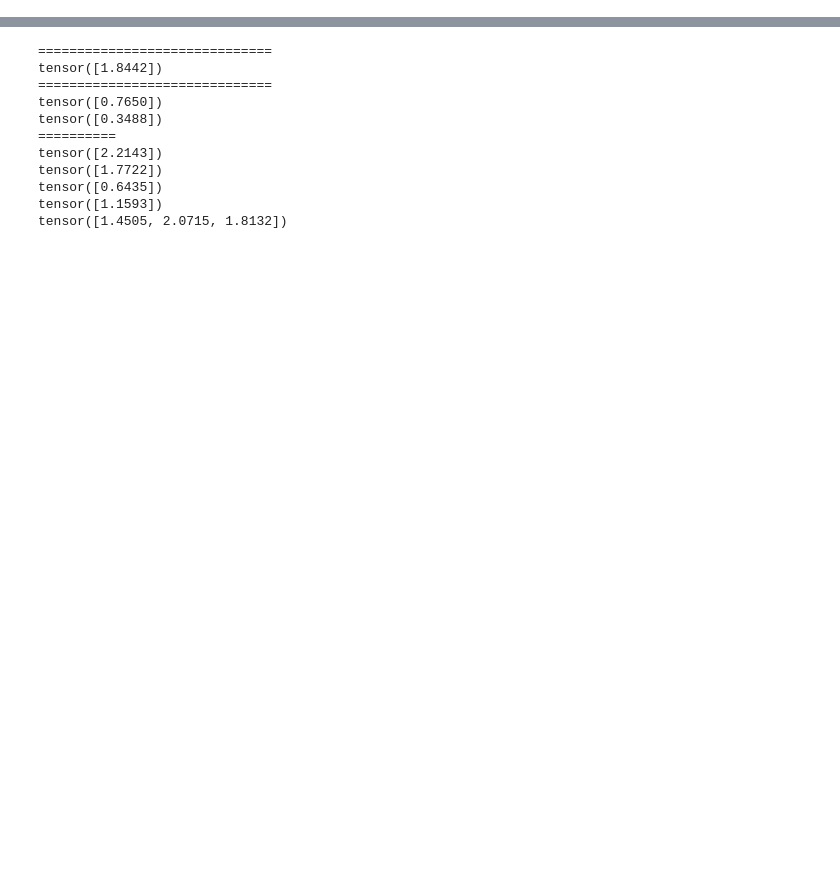
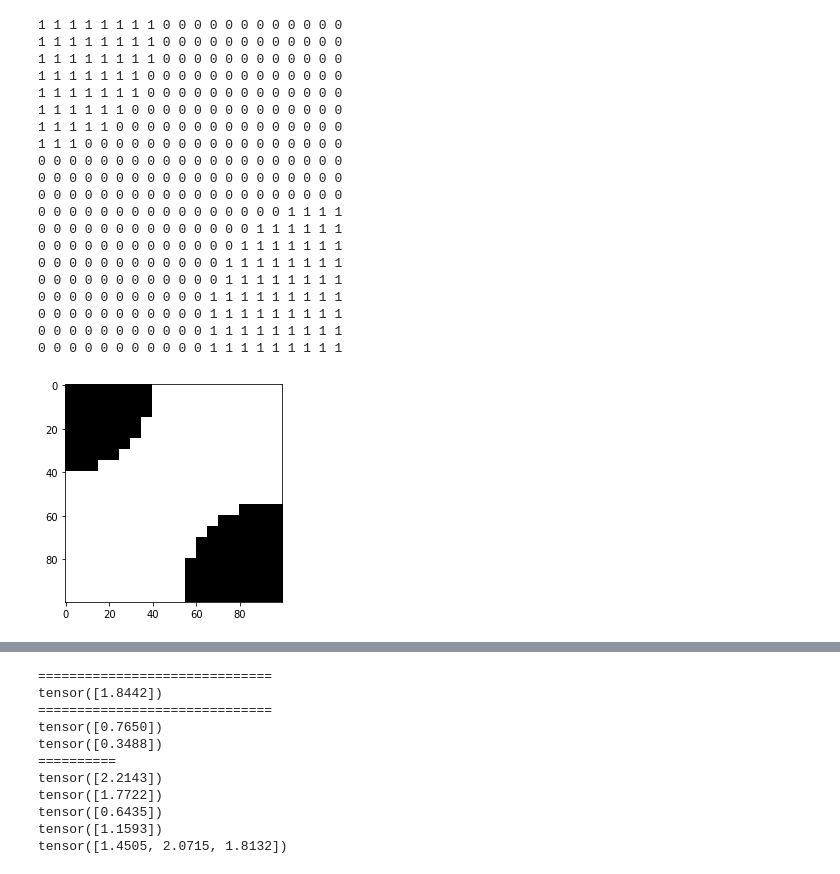
Before and after one commit to zlianghahaha/qc_mnist, a Jupyter notebook: pytorch/one_layer.ipynb, the cells around one changed output, grey strips where cells are left out. Saved outputs shown, nothing was run; the diff lists cells and outputs as text; code cells hidden in the pictures; blank space fills up the shorter version.

```diff
--- a/pytorch/one_layer.ipynb
+++ b/pytorch/one_layer.ipynb
@@ -183,35 +190,57 @@ imshow(img)
 
 
 
-sys.exit(0)
+# sys.exit(0)
 dataset_ori = []
 for i in range(i_dim):
     for j in range(j_dim):
         dataset_ori.append([torch.tensor(input[i*j_dim+j]),torch.tensor(output[i*j_dim+j])])
 
 
 import random
 def batch_generator(dataset,batch_size):
     batch_dataset = []
     for i in range(int(len(dataset)/batch_size)):
         batch = torch.zeros((batch_size,2))
         batch_target = torch.zeros((batch_size,1),dtype=torch.long)
         for j in range(batch_size):
             item = dataset[i*batch_size+j]
             batch[j] = item[0]
             batch_target[j] = item[1]
 
         batch_dataset.append((batch,batch_target))
 
     return batch_dataset
 
 dataset = batch_generator(dataset_ori,batch_size)
 # dataset = torch.tensor(dataset)
 
 
 def save_checkpoint(state, is_best, save_path, filename):
     filename = os.path.join(save_path, filename)
     torch.save(state, filename)
     if is_best:
         bestname = os.path.join(save_path, 'model_best.tar')
         shutil.copyfile(filename, bestname)
+# %% [output]
+1 1 1 1 1 1 1 1 0 0 0 0 0 0 0 0 0 0 0 0
+1 1 1 1 1 1 1 1 0 0 0 0 0 0 0 0 0 0 0 0
+1 1 1 1 1 1 1 1 0 0 0 0 0 0 0 0 0 0 0 0
+1 1 1 1 1 1 1 0 0 0 0 0 0 0 0 0 0 0 0 0
+1 1 1 1 1 1 1 0 0 0 0 0 0 0 0 0 0 0 0 0
+1 1 1 1 1 1 0 0 0 0 0 0 0 0 0 0 0 0 0 0
+1 1 1 1 1 0 0 0 0 0 0 0 0 0 0 0 0 0 0 0
+1 1 1 0 0 0 0 0 0 0 0 0 0 0 0 0 0 0 0 0
+0 0 0 0 0 0 0 0 0 0 0 0 0 0 0 0 0 0 0 0
+0 0 0 0 0 0 0 0 0 0 0 0 0 0 0 0 0 0 0 0
+0 0 0 0 0 0 0 0 0 0 0 0 0 0 0 0 0 0 0 0
+0 0 0 0 0 0 0 0 0 0 0 0 0 0 0 0 1 1 1 1
+0 0 0 0 0 0 0 0 0 0 0 0 0 0 1 1 1 1 1 1
+0 0 0 0 0 0 0 0 0 0 0 0 0 1 1 1 1 1 1 1
+0 0 0 0 0 0 0 0 0 0 0 0 1 1 1 1 1 1 1 1
+0 0 0 0 0 0 0 0 0 0 0 0 1 1 1 1 1 1 1 1
+0 0 0 0 0 0 0 0 0 0 0 1 1 1 1 1 1 1 1 1
+0 0 0 0 0 0 0 0 0 0 0 1 1 1 1 1 1 1 1 1
+0 0 0 0 0 0 0 0 0 0 0 1 1 1 1 1 1 1 1 1
+0 0 0 0 0 0 0 0 0 0 0 1 1 1 1 1 1 1 1 1
+[figure, added]
```
Also changed, not shown: parts of 2 cells of this notebook, 2 other files.
